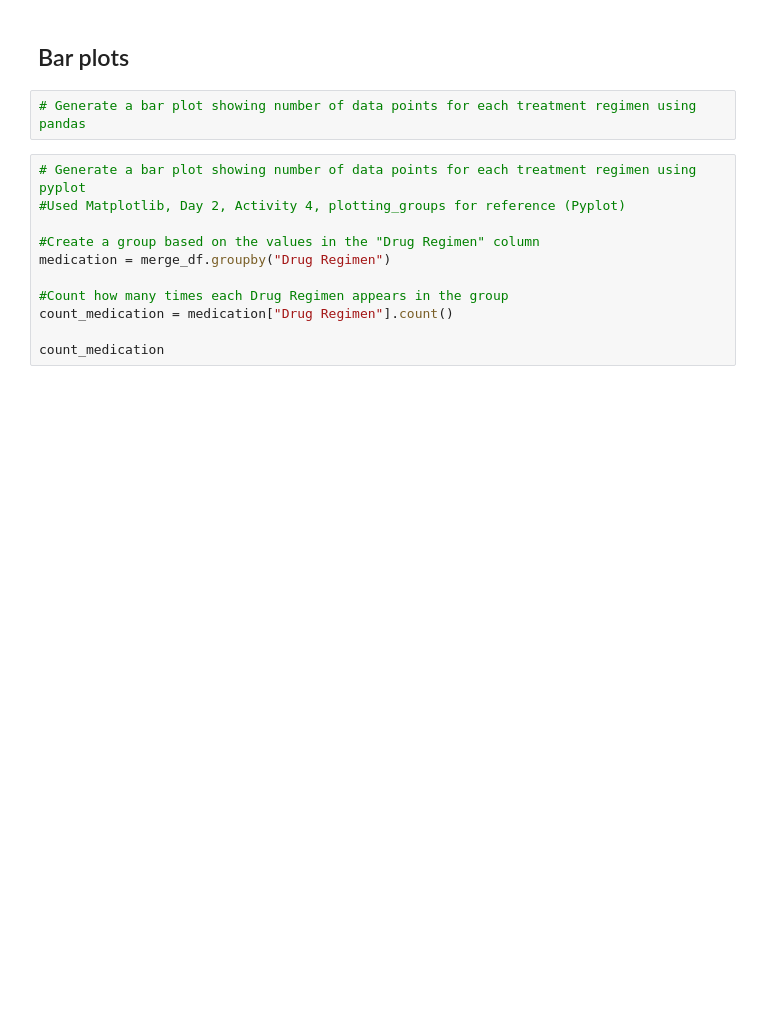
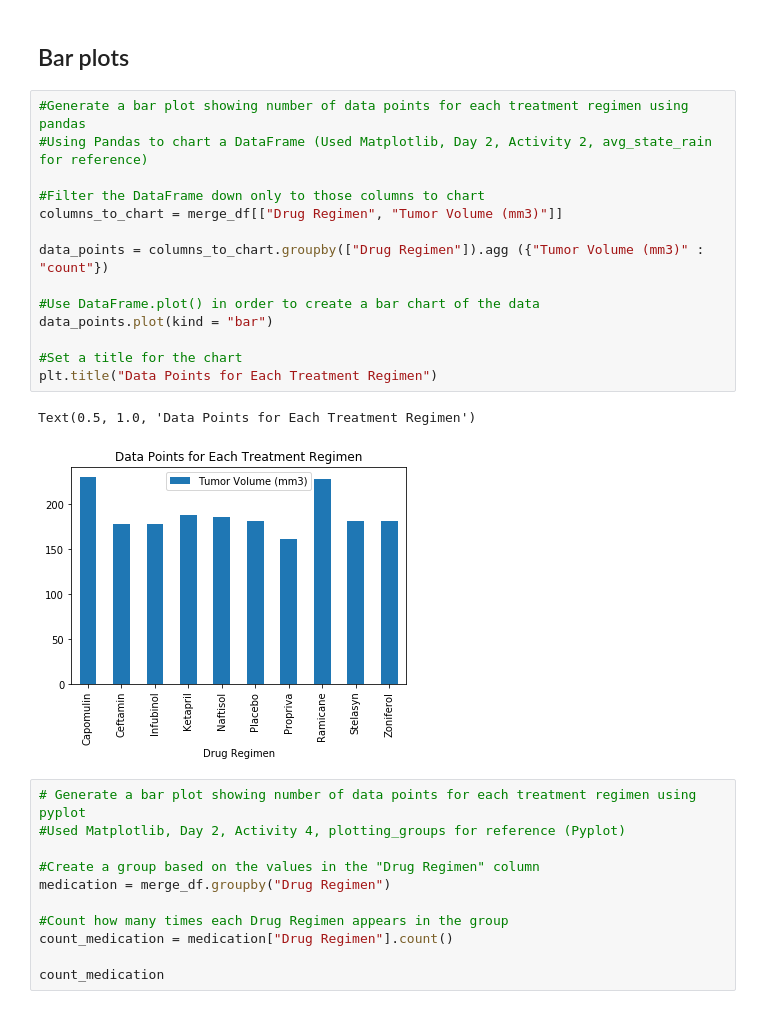
Before and after one commit to mjenkins15/JenkinsMatplotlib_Challenge, a Jupyter notebook: Pymaceuticals/pymaceuticals_starter.ipynb, the cells around one changed output. Cells and saved outputs as stored; diff of their text form; blank space fills up the shorter version.

Commit message:
adding pandas bar chart

```diff
--- a/Pymaceuticals/pymaceuticals_starter.ipynb
+++ b/Pymaceuticals/pymaceuticals_starter.ipynb
@@ -137,8 +137,23 @@ tumor_volume
 | Zoniferol | 53.236507 | 51.818479 | 48.533355 | 6.966589 | ... |
 # %% [markdown]
 ## Bar plots
-# %%
-# Generate a bar plot showing number of data points for each treatment regimen using pandas
+# %%
+#Generate a bar plot showing number of data points for each treatment regimen using pandas
+#Using Pandas to chart a DataFrame (Used Matplotlib, Day 2, Activity 2, avg_state_rain for reference)
+
+#Filter the DataFrame down only to those columns to chart
+columns_to_chart = merge_df[["Drug Regimen", "Tumor Volume (mm3)"]]
+
+data_points = columns_to_chart.groupby(["Drug Regimen"]).agg ({"Tumor Volume (mm3)" : "count"})
+
+#Use DataFrame.plot() in order to create a bar chart of the data
+data_points.plot(kind = "bar")
+
+#Set a title for the chart
+plt.title("Data Points for Each Treatment Regimen")
+# %% [output]
+Text(0.5, 1.0, 'Data Points for Each Treatment Regimen')
+[figure, added]
 # %%
 # Generate a bar plot showing number of data points for each treatment regimen using pyplot
 #Used Matplotlib, Day 2, Activity 4, plotting_groups for reference (Pyplot)
```
